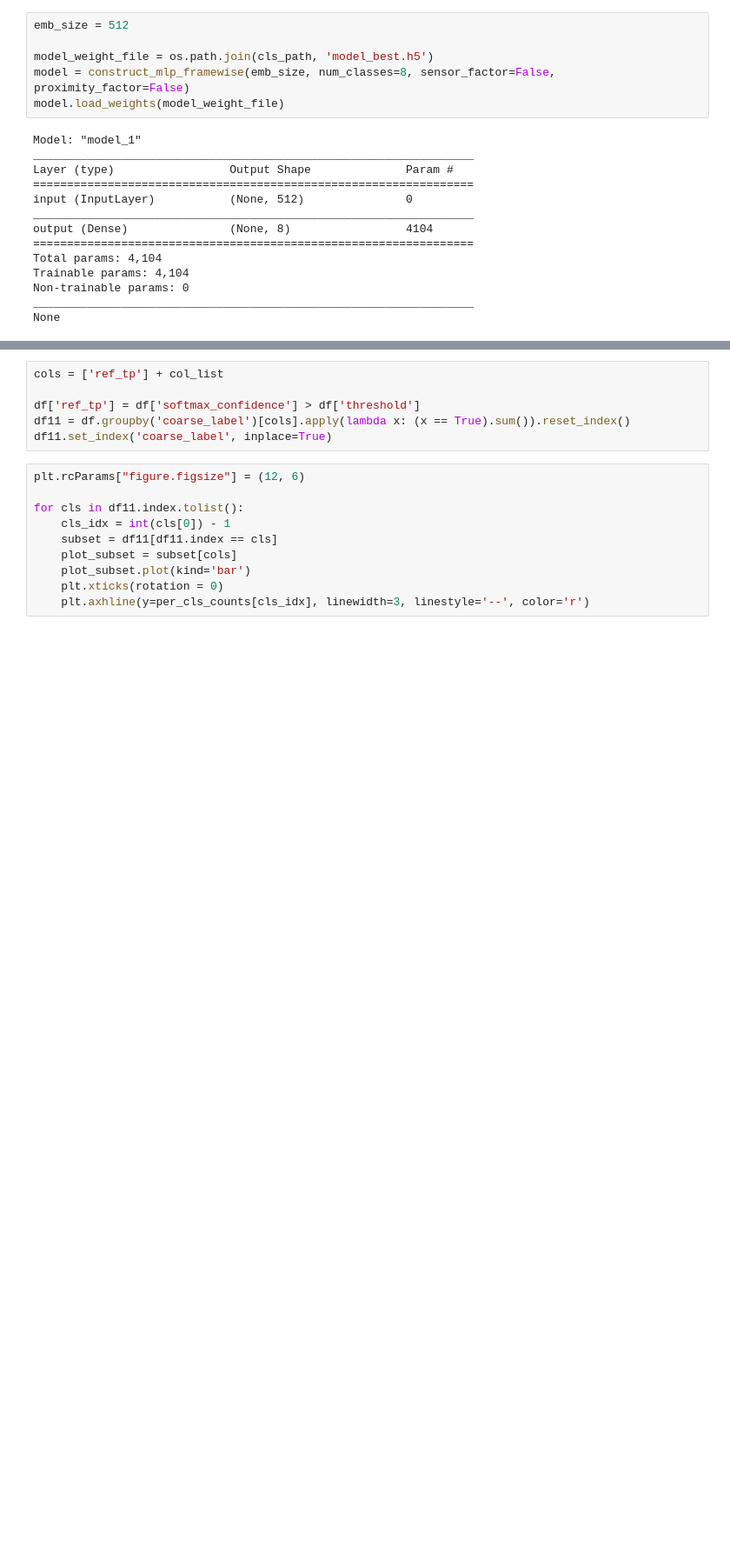
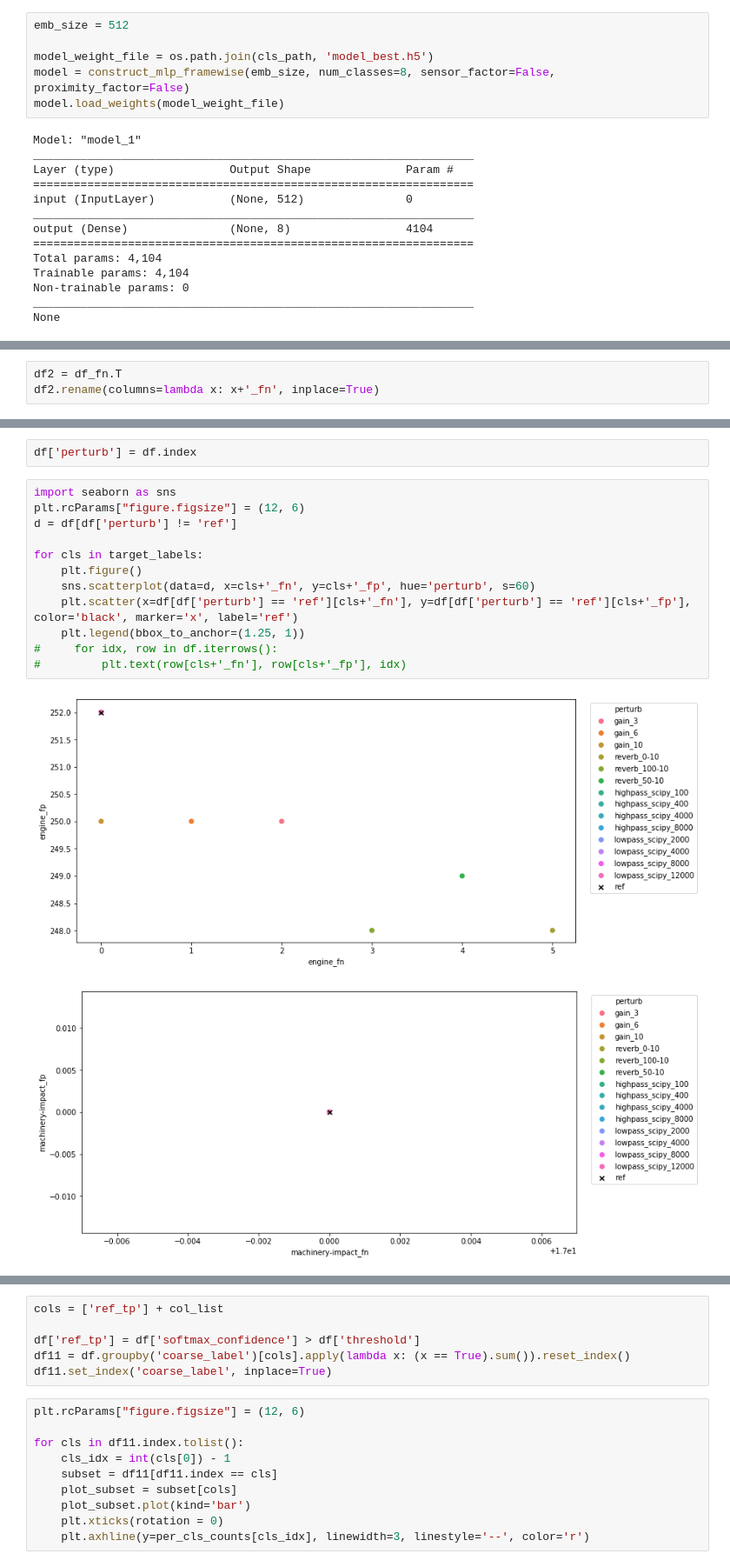
Before and after one commit to ksangeeta2429/l3embedding, a Jupyter notebook: notebooks/l3_robustness/perturbation_ust.ipynb, the cells around one changed output, grey strips where cells are left out. Shown at 87% size. Saved outputs shown, nothing was run; the diff lists cells and outputs as text; blank space fills up the shorter version.

```diff
--- a/notebooks/l3_robustness/perturbation_ust.ipynb
+++ b/notebooks/l3_robustness/perturbation_ust.ipynb
@@ -276,0 +324,3 @@ for k, v in pred_mean.items():
+# %%
+df2 = df_fn.T
+df2.rename(columns=lambda x: x+'_fn', inplace=True)
@@ -276,0 +351,17 @@ for k, v in pred_mean.items():
+# %%
+df['perturb'] = df.index
+# %%
+import seaborn as sns
+plt.rcParams["figure.figsize"] = (12, 6)
+d = df[df['perturb'] != 'ref']
+
+for cls in target_labels:
+    plt.figure()
+    sns.scatterplot(data=d, x=cls+'_fn', y=cls+'_fp', hue='perturb', s=60)
+    plt.scatter(x=df[df['perturb'] == 'ref'][cls+'_fn'], y=df[df['perturb'] == 'ref'][cls+'_fp'], color='black', marker='x', label='ref')
+    plt.legend(bbox_to_anchor=(1.25, 1))
+#     for idx, row in df.iterrows():
+#         plt.text(row[cls+'_fn'], row[cls+'_fp'], idx)
+# %% [output]
+[figure, added]
+[figure, added]
```
Also changed, not shown: parts of 22 cells of this notebook, 13 other files.
